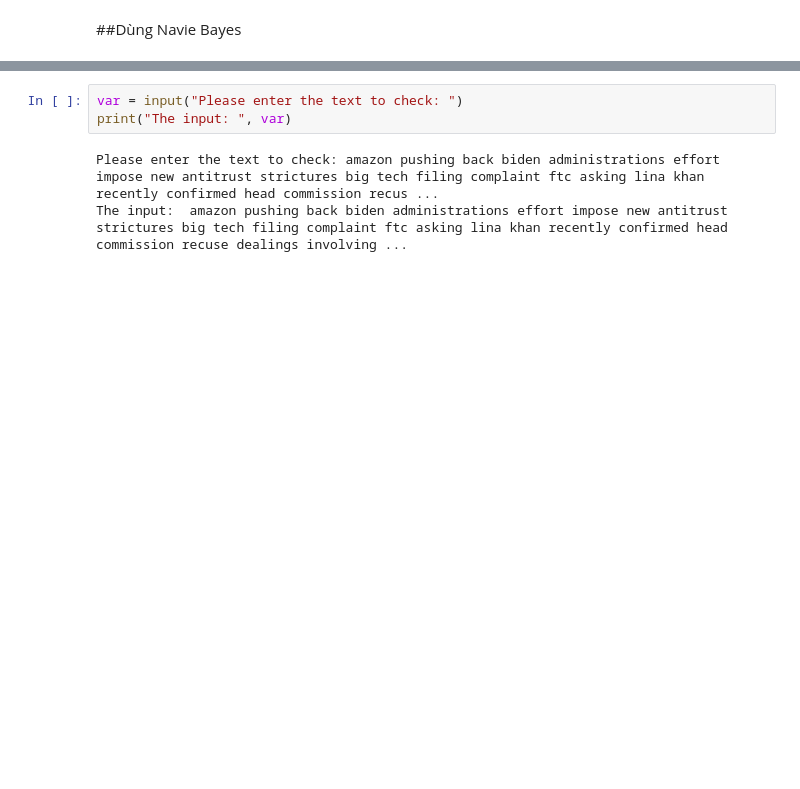
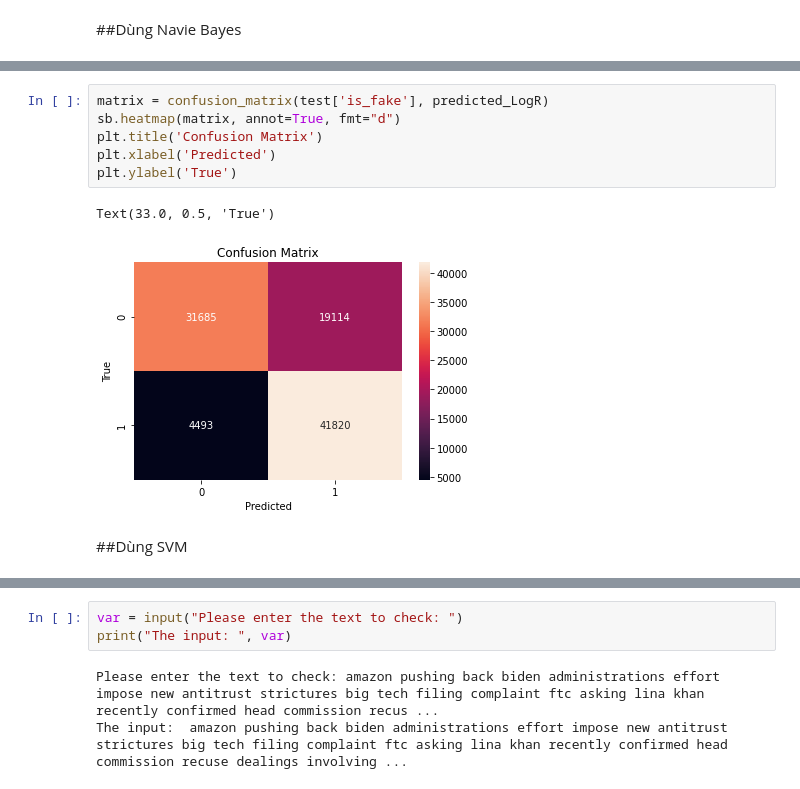
Before and after one commit to dxmai/CS114.L21.KHCL, a Jupyter notebook: FinalProject/FakeNewsDetection_FinalModel.ipynb, the cells around one changed output, grey strips where cells are left out. Saved outputs shown, nothing was run; the diff lists cells and outputs as text; blank space fills up the shorter version.

```diff
--- a/FinalProject/FakeNewsDetection_FinalModel.ipynb
+++ b/FinalProject/FakeNewsDetection_FinalModel.ipynb
@@ -700,0 +530,11 @@ CONFUSION MATRIX
+# %%
+matrix = confusion_matrix(test['is_fake'], predicted_LogR)
+sb.heatmap(matrix, annot=True, fmt="d")
+plt.title('Confusion Matrix')
+plt.xlabel('Predicted')
+plt.ylabel('True')
+# %% [output]
+Text(33.0, 0.5, 'True')
+[figure, added]
+# %% [markdown]
+##Dùng SVM
```
Also changed, not shown: parts of 46 cells of this notebook.
